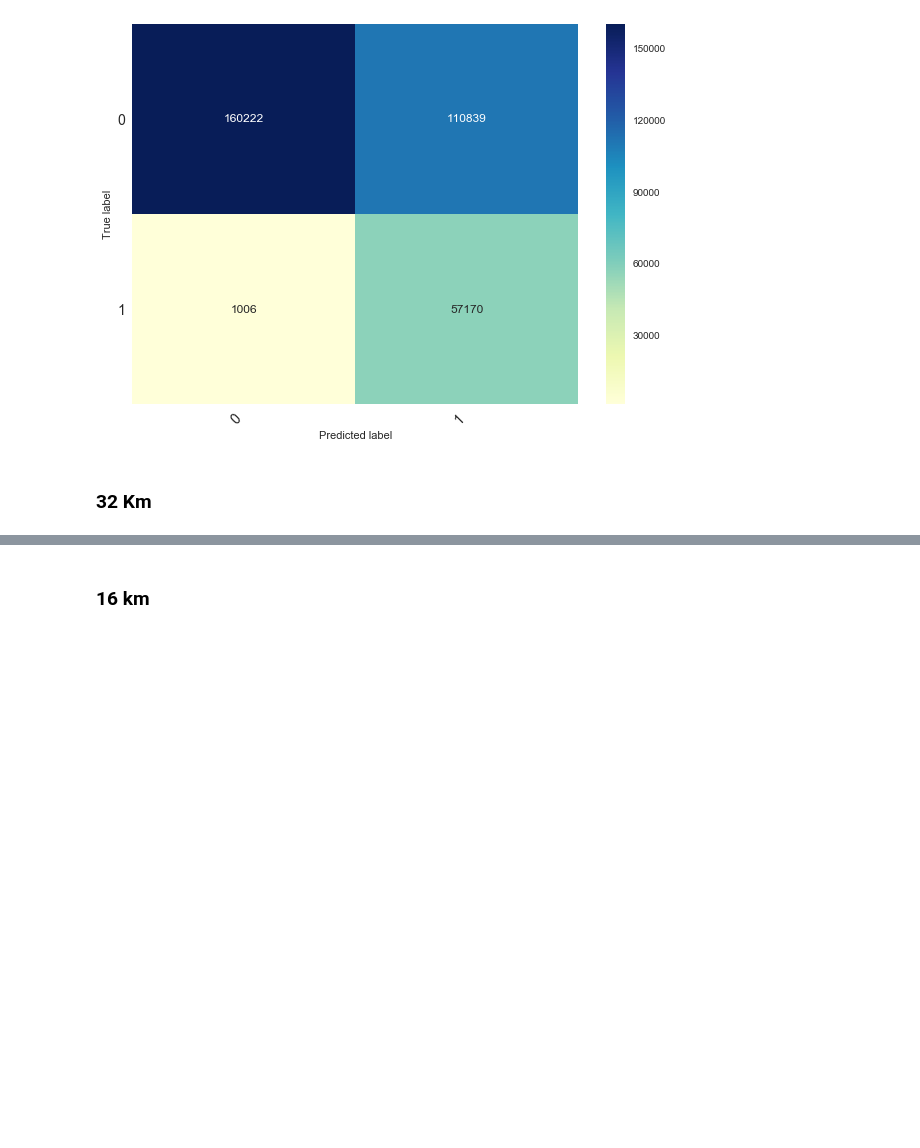
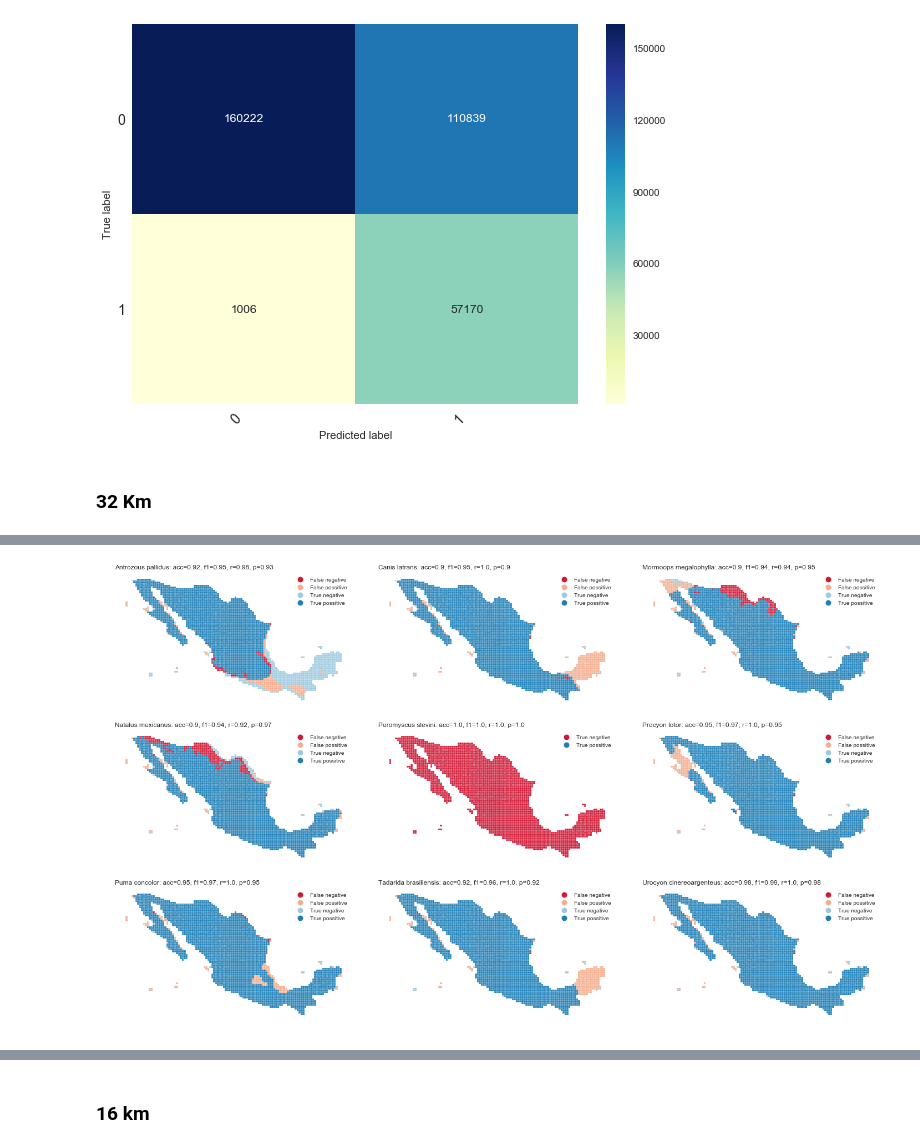
Before and after one commit to rausial/species_notebooks, a Jupyter notebook: SPECIES_vs_Expertos.ipynb, the cells around one changed output, grey strips where cells are left out. Drawn from its saved outputs; the diff is of its cells as text; code cells hidden in the pictures; blank space fills up the shorter version.

```diff
--- a/SPECIES_vs_Expertos.ipynb
+++ b/SPECIES_vs_Expertos.ipynb
@@ -778,0 +793,5 @@ Wall time: 19 s
+# %%
+highest_f1 = df[df.f1 >= df.quantile([.02, .45, .55, .98]).f1.iloc[3]]
+plot_confussion_maps(sdms32_abio_df[sdms32_abio_df.species.isin(highest_f1.name)], 9)
+# %% [output]
+[figure, added]
```
Also changed, not shown: parts of 42 cells of this notebook.
